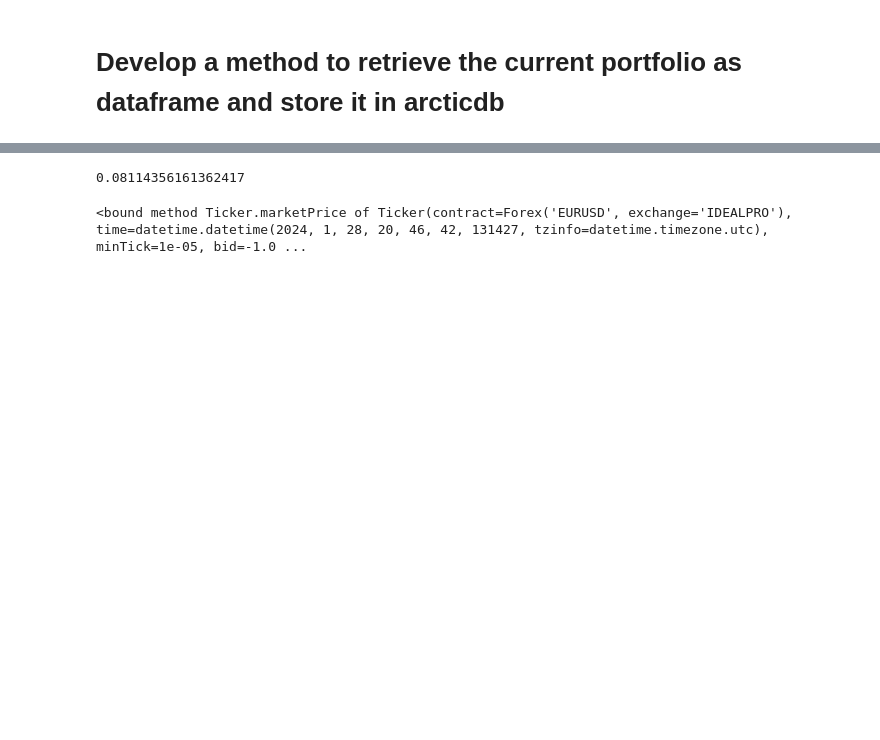
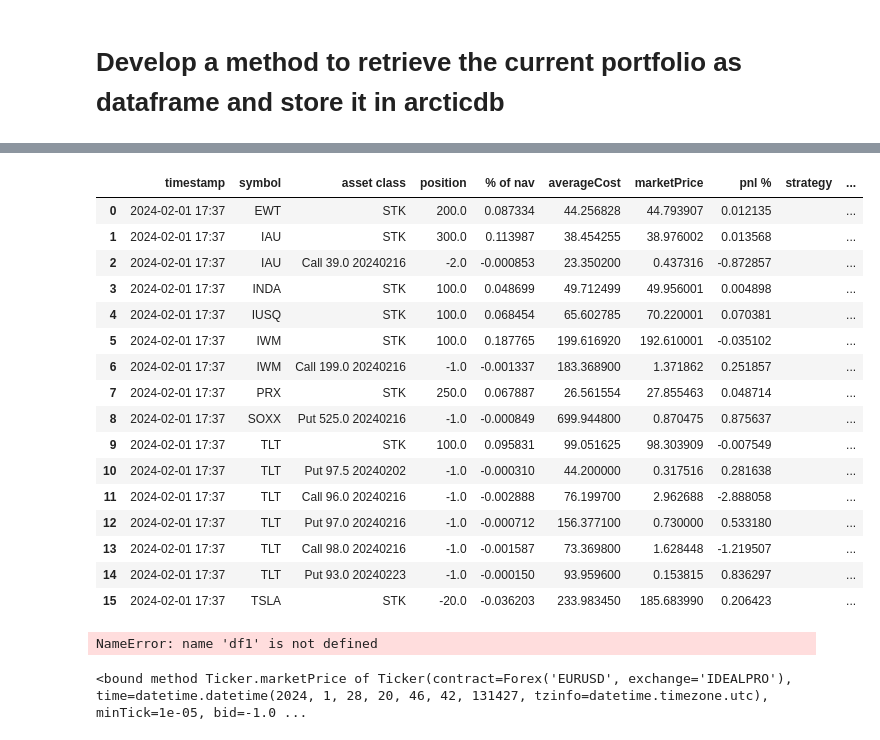
Before and after one commit to lowQuant/IB-Multi-Strategy-ATS, a Jupyter notebook: data_and_research/new_broker_methods.ipynb, the cells around one changed output, grey strips where cells are left out. Cells and saved outputs as stored; diff of their text form; code cells hidden in the pictures; blank space fills up the shorter version.

```diff
--- a/data_and_research/new_broker_methods.ipynb
+++ b/data_and_research/new_broker_methods.ipynb
@@ -75,10 +145,31 @@ df1
+# %%
+df1['marketValue'] = df1.apply(lambda x: pm.convert_to_base_currency(x.marketValue,x.currency), axis=1)
+df1
+# %% [output]
+|  | timestamp | symbol | asset class | position | % of nav | averageCost | marketPrice | pnl % | strategy | ... |
+| 0 | 2024-02-01 17:37 | EWT | STK | 200.0 | 0.087334 | 44.256828 | 44.793907 | 0.012135 |  | ... |
+| 1 | 2024-02-01 17:37 | IAU | STK | 300.0 | 0.113987 | 38.454255 | 38.976002 | 0.013568 |  | ... |
+| 2 | 2024-02-01 17:37 | IAU | Call 39.0 20240216 | -2.0 | -0.000853 | 23.350200 | 0.437316 | -0.872857 |  | ... |
+| 3 | 2024-02-01 17:37 | INDA | STK | 100.0 | 0.048699 | 49.712499 | 49.956001 | 0.004898 |  | ... |
+| 4 | 2024-02-01 17:37 | IUSQ | STK | 100.0 | 0.068454 | 65.602785 | 70.220001 | 0.070381 |  | ... |
+| 5 | 2024-02-01 17:37 | IWM | STK | 100.0 | 0.187765 | 199.616920 | 192.610001 | -0.035102 |  | ... |
+| 6 | 2024-02-01 17:37 | IWM | Call 199.0 20240216 | -1.0 | -0.001337 | 183.368900 | 1.371862 | 0.251857 |  | ... |
+| 7 | 2024-02-01 17:37 | PRX | STK | 250.0 | 0.067887 | 26.561554 | 27.855463 | 0.048714 |  | ... |
+| 8 | 2024-02-01 17:37 | SOXX | Put 525.0 20240216 | -1.0 | -0.000849 | 699.944800 | 0.870475 | 0.875637 |  | ... |
+| 9 | 2024-02-01 17:37 | TLT | STK | 100.0 | 0.095831 | 99.051625 | 98.303909 | -0.007549 |  | ... |
+| 10 | 2024-02-01 17:37 | TLT | Put 97.5 20240202 | -1.0 | -0.000310 | 44.200000 | 0.317516 | 0.281638 |  | ... |
+| 11 | 2024-02-01 17:37 | TLT | Call 96.0 20240216 | -1.0 | -0.002888 | 76.199700 | 2.962688 | -2.888058 |  | ... |
+| 12 | 2024-02-01 17:37 | TLT | Put 97.0 20240216 | -1.0 | -0.000712 | 156.377100 | 0.730000 | 0.533180 |  | ... |
+| 13 | 2024-02-01 17:37 | TLT | Call 98.0 20240216 | -1.0 | -0.001587 | 73.369800 | 1.628448 | -1.219507 |  | ... |
+| 14 | 2024-02-01 17:37 | TLT | Put 93.0 20240223 | -1.0 | -0.000150 | 93.959600 | 0.153815 | 0.836297 |  | ... |
+| 15 | 2024-02-01 17:37 | TSLA | STK | -20.0 | -0.036203 | 233.983450 | 185.683990 | 0.206423 |  | ... |
 # %%
 df1.iloc[0].currency
 df1.iloc[0].marketValue
 
 pm.convert_to_base_currency(df1.iloc[0]['% of nav'],df1.iloc[0].currency )
 # %% [output]
-0.08114356161362417
+NameError: name 'df1' is not defined
 # %%
 # Define the currency pair
 forex_pair = Forex('EURUSD')
```
Also changed, not shown: parts of 5 cells of this notebook, 1 other file.
